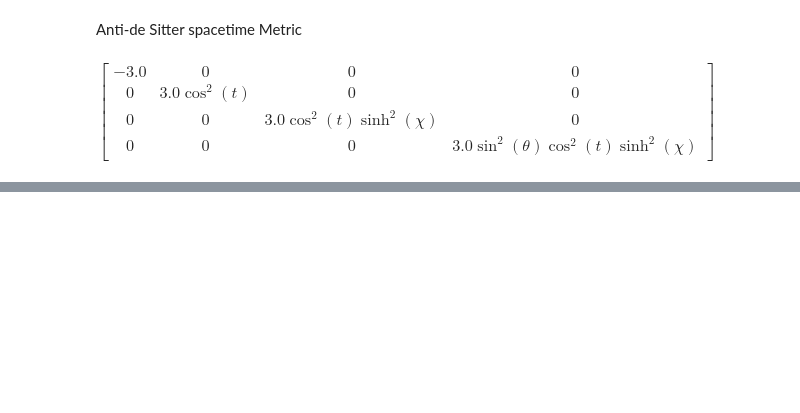
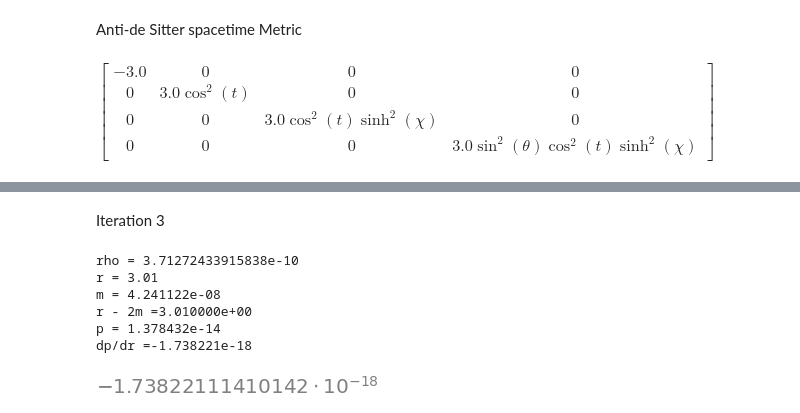
Before and after one commit to raywkhon/PyAstro, a Jupyter notebook: TestPy.ipynb, the cells around one changed output, grey strips where cells are left out. Saved outputs shown, nothing was run; the diff lists cells and outputs as text; code cells hidden in the pictures; blank space fills up the shorter version.

```diff
--- a/TestPy.ipynb
+++ b/TestPy.ipynb
@@ -71,0 +148,24 @@ You would obtain:
+# %% [markdown]
+Iteration 3
+# %%
+r3 = r2 + 1
+p3 = p2 + dp2_dr * 1
+rho_3 = (p3 / K )**(1/Gamma)
+print(f"rho = {rho_3}")
+print(f"r = {r3}")
+m3 = 4/3 * np.pi * r3**3 * rho_3
+print("m = {:3e}".format(m3))
+print("r - 2m ={:3e}".format(r3- 2*m3))
+print("p = {:3e}".format(p3))
+
+dp3_dr = - (rho_3 + p3) * (m3 + 4 * np.pi * r3**3 * p3) / (r3 * (r3 - 2 * m3) )
+print("dp/dr ={:3e}".format(dp3_dr))
+dp3_dr
+# %% [output]
+rho = 3.71272433915838e-10
+r = 3.01
+m = 4.241122e-08
+r - 2m =3.010000e+00
+p = 1.378432e-14
+dp/dr =-1.738221e-18
+[figure, added]
```
Also changed, not shown: parts of 15 cells of this notebook.
